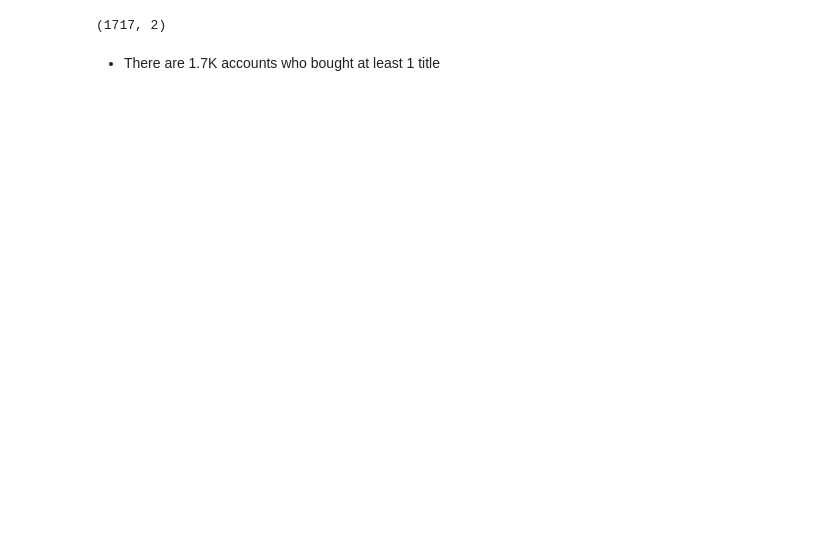
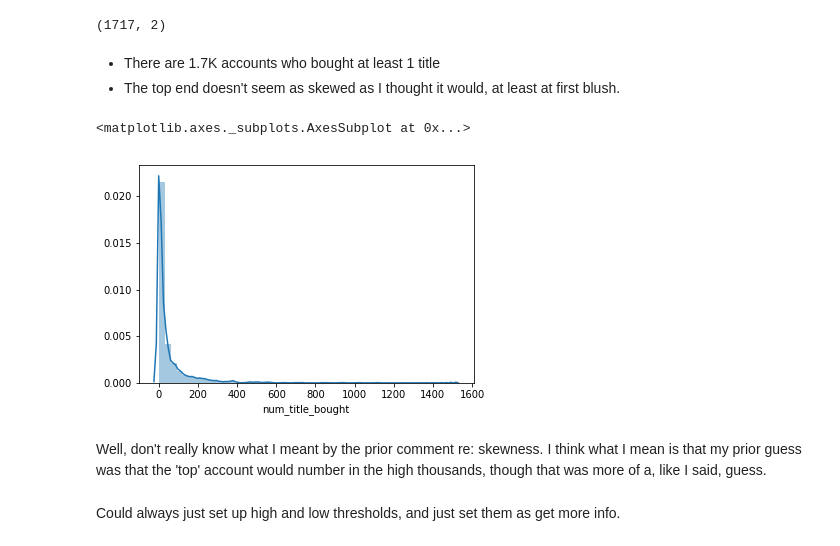
Before and after one commit to werlindo/comics_rx, a Jupyter notebook: comics_rx-2_eda.ipynb, the cells around one changed output. Saved outputs shown, nothing was run; the diff lists cells and outputs as text; code cells hidden in the pictures; blank space fills up the shorter version.

```diff
--- a/comics_rx-2_eda.ipynb
+++ b/comics_rx-2_eda.ipynb
@@ -86,3 +114,4 @@ temp_df.shape
 (1717, 2)
 # %% [markdown]
 - There are 1.7K accounts who bought at least 1 title
+- The top end doesn't seem as skewed as I thought it would, at least at first blush.
@@ -88,0 +120,9 @@ temp_df.shape
+# %%
+sns.distplot(temp_df.num_title_bought)
+# %% [output]
+<matplotlib.axes._subplots.AxesSubplot at 0x...>
+[figure, added]
+# %% [markdown]
+Well, don't really know what I meant by the prior comment re: skewness. I think what I mean is that my prior guess was that the 'top' account would number in the high thousands, though that was more of a, like I said, guess.
+# %% [markdown]
+Could always just set up high and low thresholds, and just set them as get more info.
```
Also changed, not shown: parts of 22 cells of this notebook.
